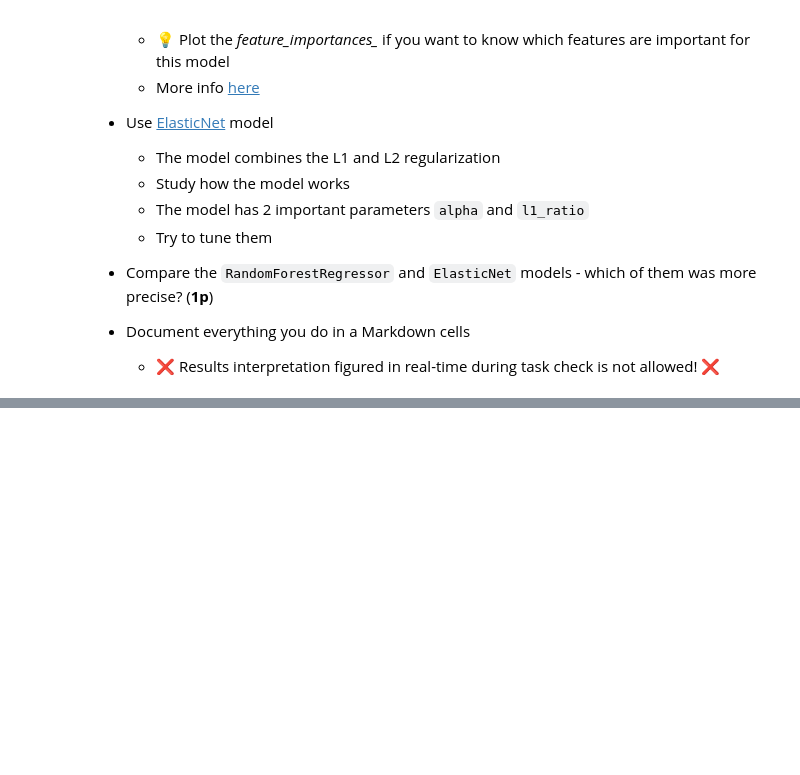
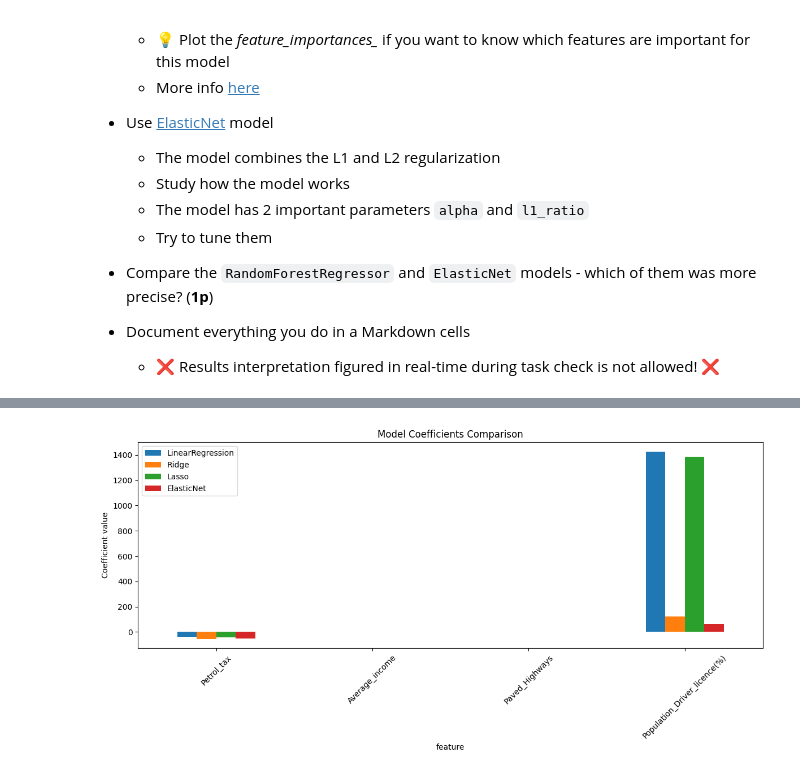
Before and after one commit to DastanJin/ZSU, a Jupyter notebook: fml_10.ipynb, the cells around one changed output, grey strips where cells are left out. Drawn from its saved outputs; the diff is of its cells as text; code cells hidden in the pictures; blank space fills up the shorter version.

```diff
--- a/fml_10.ipynb
+++ b/fml_10.ipynb
@@ -473,0 +650,17 @@ for i, x in enumerate(results):
+# %%
+coef_df = pd.DataFrame({
+    "feature": X_train.columns,
+    "LinearRegression": lr.coef_,
+    "Ridge": ridge.coef_,
+    "Lasso": lasso.coef_,
+    "ElasticNet": elastic.coef_
+})
+
+coef_df.set_index("feature").plot(kind="bar", figsize=(12, 6))
+plt.title("Model Coefficients Comparison")
+plt.ylabel("Coefficient value")
+plt.xticks(rotation=45)
+plt.tight_layout()
+plt.show()
+# %% [output]
+[figure, added]
```
Also changed, not shown: parts of 14 cells of this notebook.
